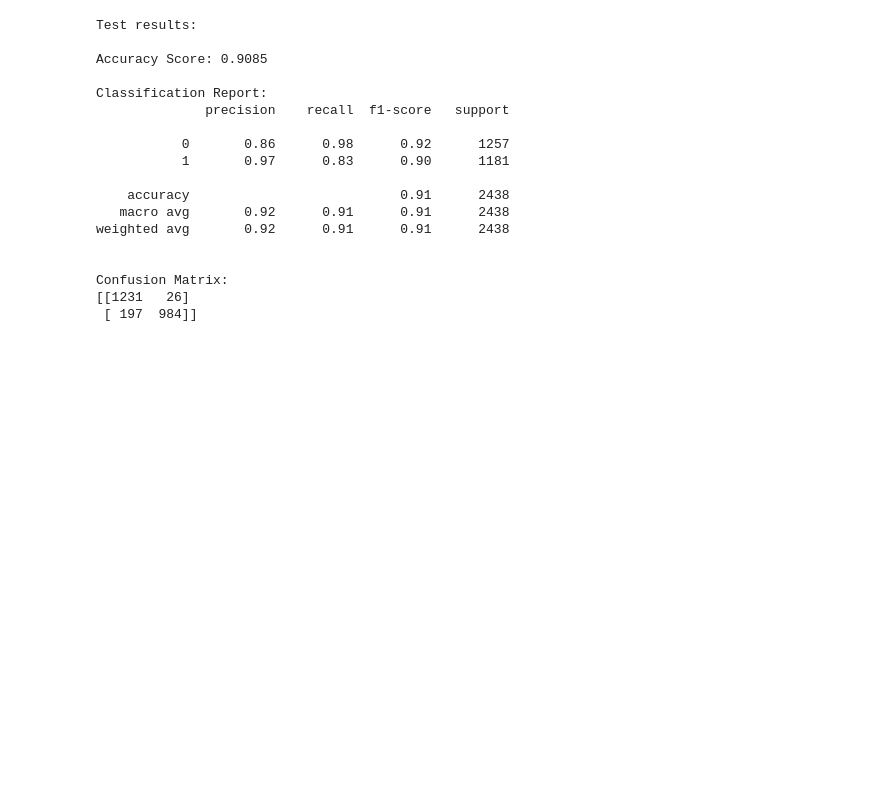
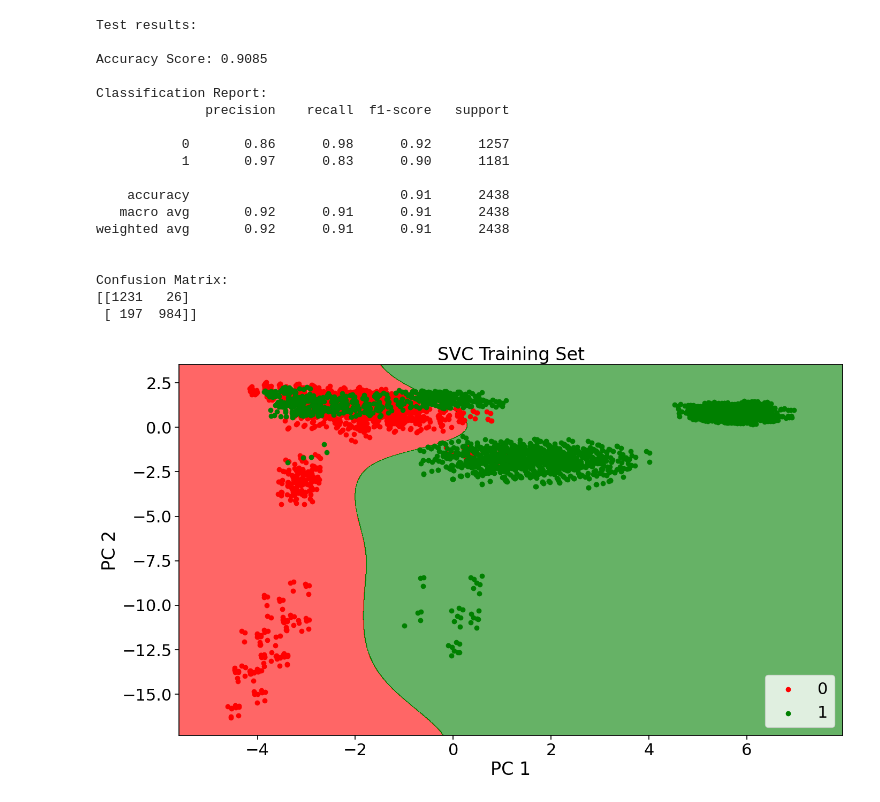
Before and after one commit to Shamiul-693/-Exploratory-Data-Analysis-and-Classification-Algorithms-on-Mushroom-Dataset, a Jupyter notebook: Exploratory_Data_Analysis_and_Classification_Algorithms_on_Mushroom_Dataset.ipynb, the cells around one changed output. Cells and saved outputs as stored; diff of their text form; code cells hidden in the pictures; blank space fills up the shorter version.

```diff
--- a/Exploratory_Data_Analysis_and_Classification_Algorithms_on_Mushroom_Dataset.ipynb
+++ b/Exploratory_Data_Analysis_and_Classification_Algorithms_on_Mushroom_Dataset.ipynb
@@ -893,3 +893,7 @@ weighted avg       0.92      0.91      0.91      2438
 Confusion Matrix:
 [[1231   26]
  [ 197  984]]
+# %%
+visualization_train('SVC')
+# %% [output]
+[figure, added]
```
Also changed, not shown: parts of 1 cell of this notebook.
